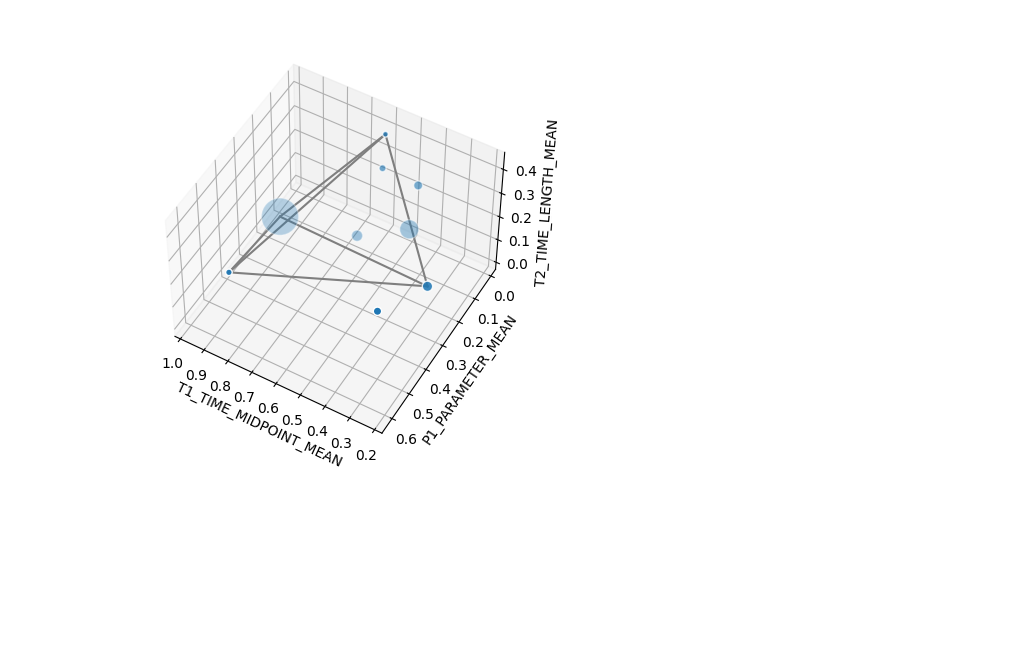
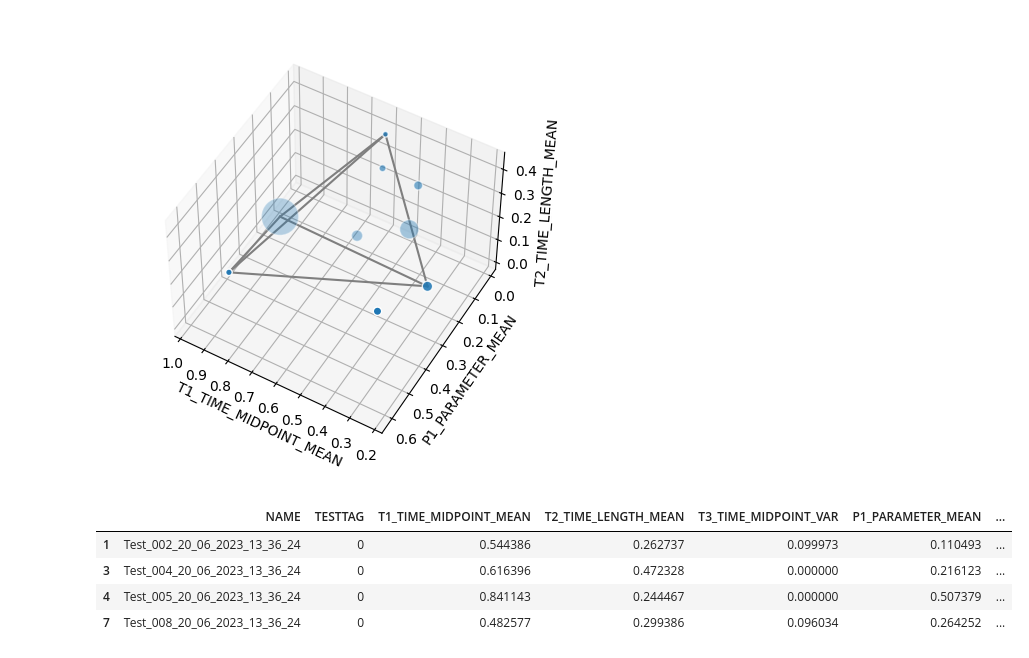
Before and after one commit to sesame-project/simulationBasedTesting, a Jupyter notebook: notebooks/phytesting/SubsetSelection.ipynb, the cells around one changed output. Cells and saved outputs as stored; diff of their text form; code cells hidden in the pictures; blank space fills up the shorter version.

```diff
--- a/notebooks/phytesting/MaxSumDispersion.ipynb
+++ b/notebooks/phytesting/SubsetSelection.ipynb
@@ -304,6 +304,12 @@ def filter_pareto_only(simgraph):
     #            simgraph_out.add_edge(i,j)
 
     return simgraph_out
+# %%
+def get_tests_by_ids(csv_filename,graph,chosen_set):
+    df = pd.read_csv(csv_filename)
+    output_testnames = map (lambda id: graph.nodes[id]['NAME'], chosen_set)
+    # Filter the dataframe by test ID as NAME field
+    return df[df['NAME'].isin(output_testnames)]
 # %%
 # Plot the surface and the graph between them
 def plot_graph_with_edges_from_subset(g, edge_set, elev, azim, ax_dist, dim_names, filename):
@@ -354,4 +365,5 @@ def plot_graph_with_edges_from_subset(g, edge_set, elev, azim, ax_dist, dim_name
 # %%
-csv_filename = "/mnt/ubuntu/home/jharbin/eclipse-workspace/TTSTestProject/models/phytesting/results/phytestout-coverageTracking-jun20.csv"
-df = pd.read_csv(csv_filename)
-df[df['TESTTAG'] == 1]
+csv_filename = "/home/jharbin/eclipse-workspace/TTSTestProject/models/phytesting/results/phytestout-coverageTracking-jun20.csv"
+MAX_COST = 4
+lam = 1.0
+dims = ['T1_TIME_MIDPOINT_MEAN', 'P1_PARAMETER_MEAN', 'T2_TIME_LENGTH_MEAN']
@@ -369,16 +370,10 @@ df[df['TESTTAG'] == 1]
 # %%
-FIXED_COST_BUDGET = 4
-lam = 1.0
-
-csv_filename = "/mnt/ubuntu/home/jharbin/eclipse-workspace/TTSTestProject/models/phytesting/results/phytestout-coverageTracking-jun20.csv"
-dims = ['T1_TIME_MIDPOINT_MEAN', 'P1_PARAMETER_MEAN', 'T2_TIME_LENGTH_MEAN']
 dim_count = len(dims)
-
 sim = create_sim_graph_from_data(csv_filename, dims)
 sim_normalised = normalise_dimensions(sim)
 sim_pareto = filter_pareto_only(sim_normalised)
 
-phy, cost = best_subset_via_powerset(sim_pareto, dim_count, lam, FIXED_COST_BUDGET)
+phy, cost = best_subset_via_powerset(sim_pareto, dim_count, lam, MAX_COST)
 print(phy,cost)
 elev = 50
 azim = 120
@@ -404,6 +399,14 @@ plot_graph_with_edges_from_subset(sim_pareto, phy, elev, azim, ax_dist, dims, gr
  [[0.81160441 0.61431597 0.30865904]
   [0.22480244 0.32739596 0.23473132]]]
 [figure]
+# %%
+get_tests_by_ids(csv_filename,sim,phy)
+# %% [output]
+|  | NAME | TESTTAG | T1_TIME_MIDPOINT_MEAN | T2_TIME_LENGTH_MEAN | T3_TIME_MIDPOINT_VAR | P1_PARAMETER_MEAN | ... |
+| 1 | Test_002_20_06_2023_13_36_24 | 0 | 0.544386 | 0.262737 | 0.099973 | 0.110493 | ... |
+| 3 | Test_004_20_06_2023_13_36_24 | 0 | 0.616396 | 0.472328 | 0.000000 | 0.216123 | ... |
+| 4 | Test_005_20_06_2023_13_36_24 | 0 | 0.841143 | 0.244467 | 0.000000 | 0.507379 | ... |
+| 7 | Test_008_20_06_2023_13_36_24 | 0 | 0.482577 | 0.299386 | 0.096034 | 0.264252 | ... |
 # %%
 use_approx_algorithm = True
 
```
Also changed, not shown: parts of 2 cells of this notebook.
